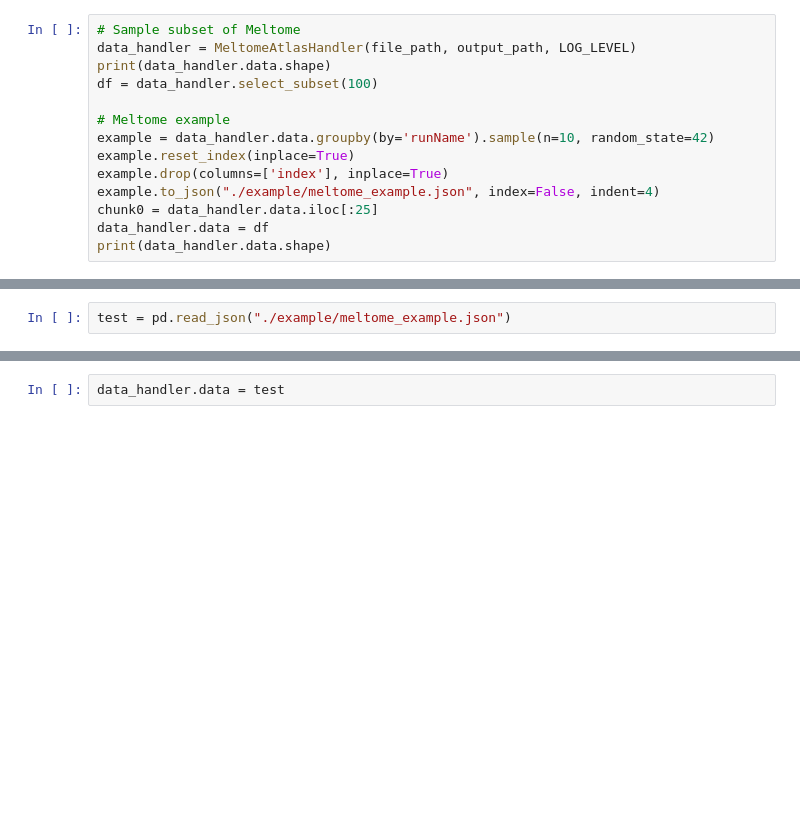
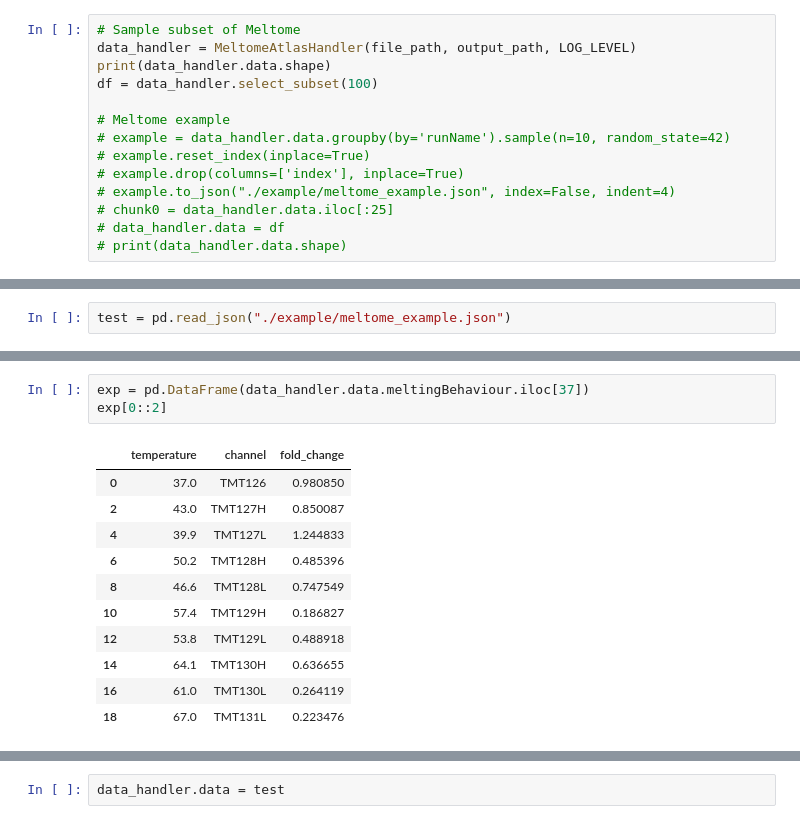
Before and after one commit to D3m0st3n/TPPCurveFitCLI, a Jupyter notebook: test.ipynb, the cells around one changed output, grey strips where cells are left out. Saved outputs shown, nothing was run; the diff lists cells and outputs as text; blank space fills up the shorter version.

Commit message:
Longf data processing & data viz

```diff
--- a/test.ipynb
+++ b/test.ipynb
@@ -39,11 +38,11 @@ print(data_handler.data.shape)
 df = data_handler.select_subset(100)
 
 # Meltome example
-example = data_handler.data.groupby(by='runName').sample(n=10, random_state=42)
-example.reset_index(inplace=True)
-example.drop(columns=['index'], inplace=True)
-example.to_json("./example/meltome_example.json", index=False, indent=4)
-chunk0 = data_handler.data.iloc[:25]
-data_handler.data = df
-print(data_handler.data.shape)
+# example = data_handler.data.groupby(by='runName').sample(n=10, random_state=42)
+# example.reset_index(inplace=True)
+# example.drop(columns=['index'], inplace=True)
+# example.to_json("./example/meltome_example.json", index=False, indent=4)
+# chunk0 = data_handler.data.iloc[:25]
+# data_handler.data = df
+# print(data_handler.data.shape)
 # %% [output]
@@ -57,0 +91,15 @@ test = pd.read_json("./example/meltome_example.json")
+# %%
+exp = pd.DataFrame(data_handler.data.meltingBehaviour.iloc[37])
+exp[0::2]
+# %% [output]
+|  | temperature | channel | fold_change |
+| 0 | 37.0 | TMT126 | 0.980850 |
+| 2 | 43.0 | TMT127H | 0.850087 |
+| 4 | 39.9 | TMT127L | 1.244833 |
+| 6 | 50.2 | TMT128H | 0.485396 |
+| 8 | 46.6 | TMT128L | 0.747549 |
+| 10 | 57.4 | TMT129H | 0.186827 |
+| 12 | 53.8 | TMT129L | 0.488918 |
+| 14 | 64.1 | TMT130H | 0.636655 |
+| 16 | 61.0 | TMT130L | 0.264119 |
+| 18 | 67.0 | TMT131L | 0.223476 |
```
Also changed, not shown: parts of 9 cells of this notebook, 2 other files.
